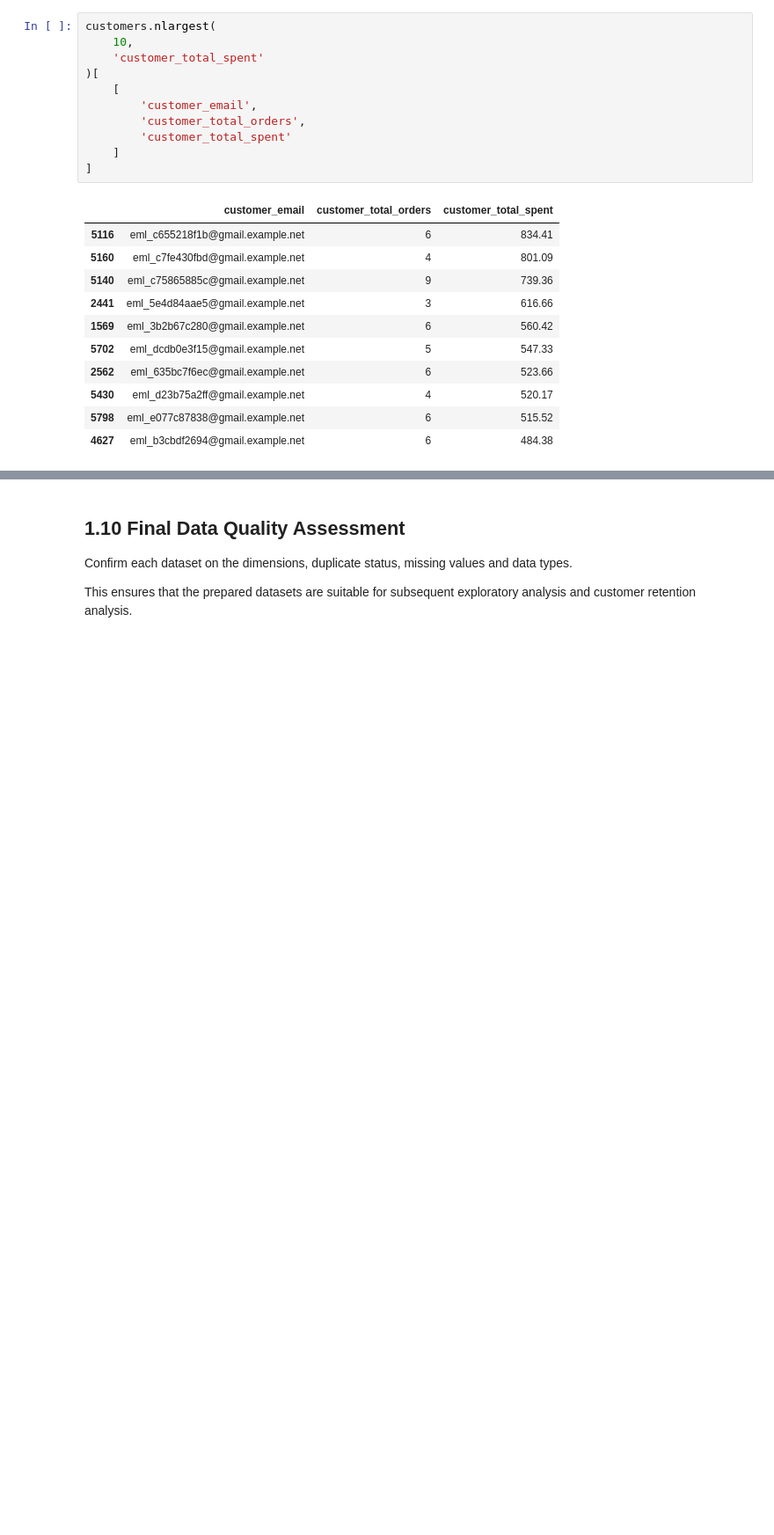
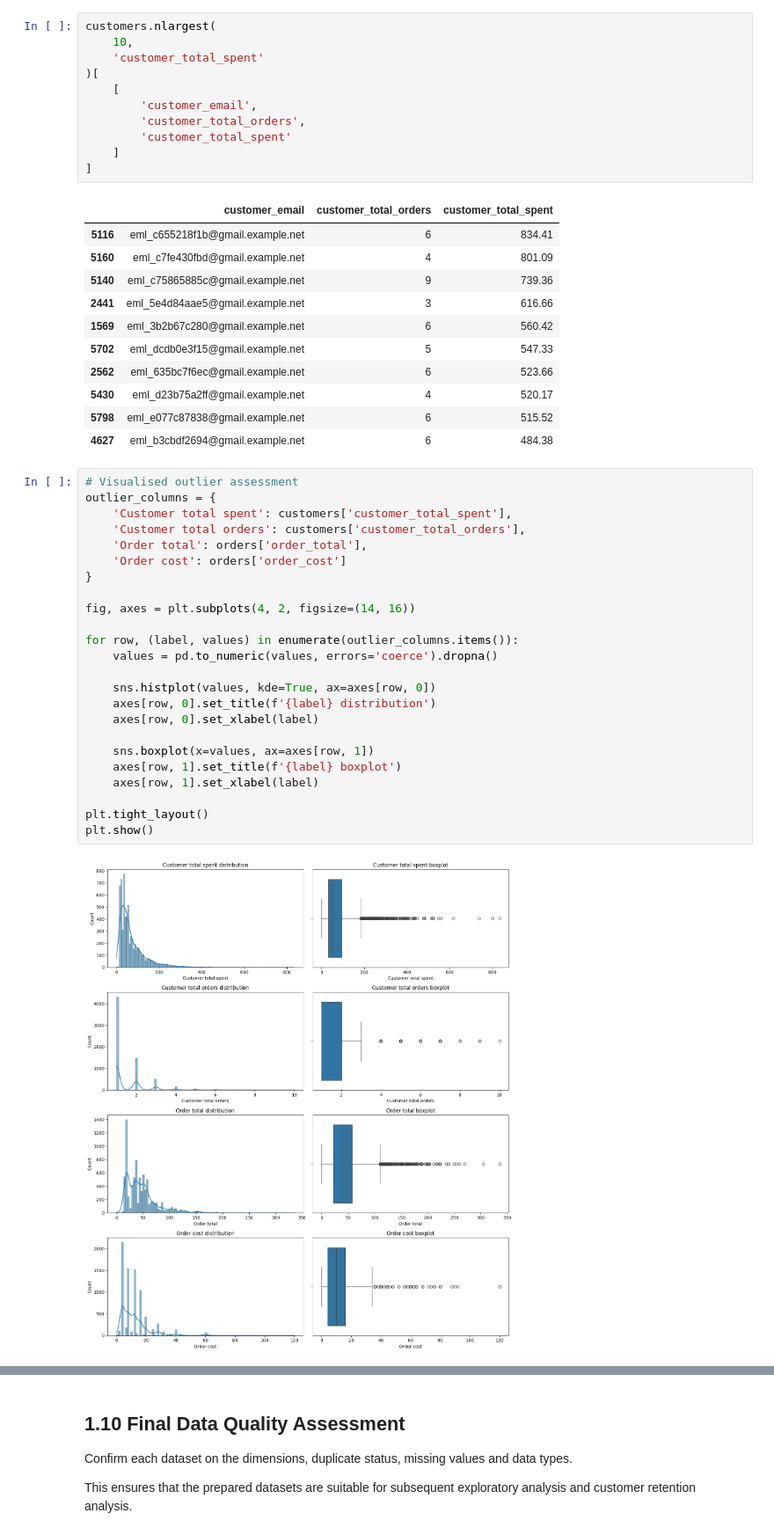
Before and after one commit to JJJJ217/Rooster, a Jupyter notebook: notebooks/1. Data preparation.ipynb, the cells around one changed output, grey strips where cells are left out. Shown at 88% size. Cells and saved outputs as stored; diff of their text form; blank space fills up the shorter version.

Commit message:
improve on outlier assessment

```diff
--- a/notebooks/1. Data preparation.ipynb
+++ b/notebooks/1. Data preparation.ipynb
@@ -805,3 +751,29 @@ customers.nlargest(
 | 5430 | eml_d23b75a2ff@gmail.example.net | 4 | 520.17 |
 | 5798 | eml_e077c87838@gmail.example.net | 6 | 515.52 |
 | 4627 | eml_b3cbdf2694@gmail.example.net | 6 | 484.38 |
+# %%
+# Visualised outlier assessment
+outlier_columns = {
+    'Customer total spent': customers['customer_total_spent'],
+    'Customer total orders': customers['customer_total_orders'],
+    'Order total': orders['order_total'],
+    'Order cost': orders['order_cost']
+}
+
+fig, axes = plt.subplots(4, 2, figsize=(14, 16))
+
+for row, (label, values) in enumerate(outlier_columns.items()):
+    values = pd.to_numeric(values, errors='coerce').dropna()
+
+    sns.histplot(values, kde=True, ax=axes[row, 0])
+    axes[row, 0].set_title(f'{label} distribution')
+    axes[row, 0].set_xlabel(label)
+
+    sns.boxplot(x=values, ax=axes[row, 1])
+    axes[row, 1].set_title(f'{label} boxplot')
+    axes[row, 1].set_xlabel(label)
+
+plt.tight_layout()
+plt.show()
+# %% [output]
+[figure, added]
```
Also changed, not shown: parts of 8 cells of this notebook, 1 other file.
